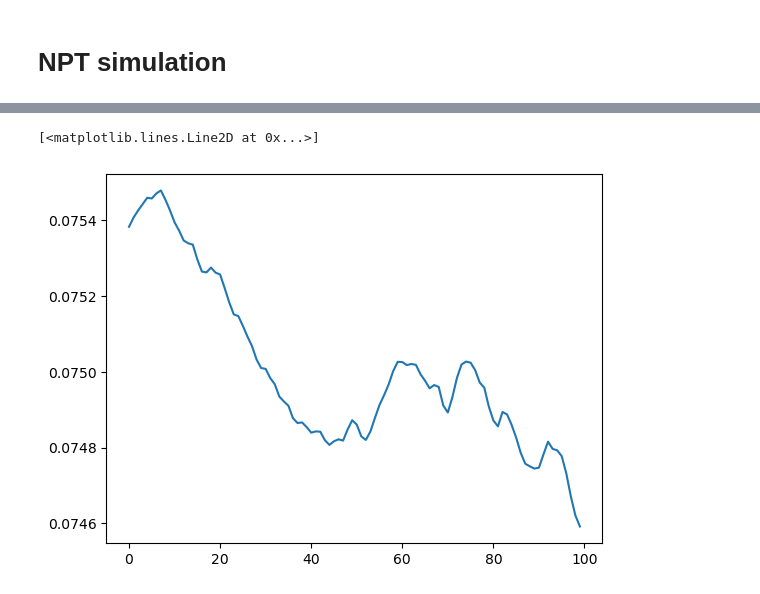
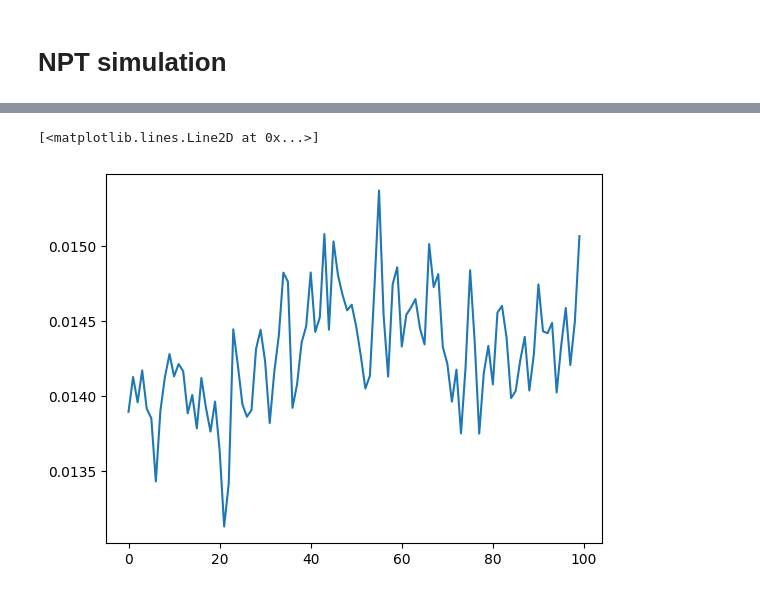
Before and after one commit to salinelake/OpenFerro, a Jupyter notebook: examples/BTO.ipynb, the cells around one changed output, grey strips where cells are left out. Cells and saved outputs as stored; diff of their text form; code cells hidden in the pictures.

```diff
--- a/examples/BTO.ipynb
+++ b/examples/BTO.ipynb
@@ -9,16 +9,16 @@ import json
 # %% [markdown]
 # define the lattice, order parameters, and the Hamiltonian
 # %%
-L = 10
+L = 12
 config = json.load(open('../model_configs/BaTiO3.json'))
 latt_vecs = jnp.eye(3) * config['lattice']['a1']
 latt = of.BravaisLattice3D(L, L, L, latt_vecs[0], latt_vecs[1], latt_vecs[2])
 bto = of.System(latt, pbc=True)
 
 ## define fields
-dipole_field = bto.add_field(name="dipole", ftype="Rn", dim=3, value=0.1, mass = 40)
+dipole_field = bto.add_field(name="dipole", ftype="Rn", dim=3, value=0.1, mass = 1)
 lstrain_field = bto.add_field(name="lstrain", ftype="local_strain", value=0.0, mass = 40)
-gstrain_field = bto.add_field(name="gstrain", ftype="global_strain", value=jnp.zeros(6), mass = 40 * L**3)
+gstrain_field = bto.add_field(name="gstrain", ftype="global_strain", value=jnp.zeros(6), mass = 200 * L**3)
 
 ## define Hamiltonian
 bto.add_self_interaction('self_onsite', field_name="dipole", energy_engine=self_energy_onsite_isotropic, parameters=config["onsite"], enable_jit=True)
@@ -53,13 +56,14 @@ bto.add_mutual_interaction('homo_strain_dipole', field_name1="gstrain", field_na
 
 ## minimization
 hydropres =  -4.8e4
-minimizer = MDMinimize(bto, max_iter=10000, tol=1e-5, dt=0.01)
+minimizer = MDMinimize(bto, max_iter=1000, tol=1e-5, dt=0.01)
 minimizer.minimize(variable_cell=True, pressure=hydropres)
 
 ## check strain and spontaneous poalrization after structural minimization
 equilibrium_field = bto.get_field_by_name("dipole").get_values().copy()
 avg_field = equilibrium_field.mean((0,1,2))
-polarization = avg_field * config['born']['Z_star'] / latt.unit_volume * 16.0217646  # C/m^2
+dipole2polar = config['born']['Z_star'] / latt.unit_volume * 16.0217646  # eA -> C/m^2
+polarization = avg_field * dipole2polar  # C/m^2
 strain4 = - config['elastic_dipole']['B4yz'] / config['elastic']['B44'] * avg_field[1] * avg_field[2]
 strain5 = - config['elastic_dipole']['B4yz'] / config['elastic']['B44'] * avg_field[0] * avg_field[2]
 strain6 = - config['elastic_dipole']['B4yz'] / config['elastic']['B44'] * avg_field[0] * avg_field[1]
@@ -85,16 +89,18 @@ spontaneous polarization = [0.26885566 0.26602113 0.26601335] C/m^2
 # %% [markdown]
 # NPT simulation
 # %%
-temp_list = np.linspace(140, 400, 14 )
+# temp_list = np.linspace(140, 400, 14 )
+temp_list = [140, 200]
 # average_field = np.zeros(len(temp_list))
-log_freq = 100
-total_time = 50
+log_freq = 500
+total_time = 100
 dt = 0.002
 relax_steps = int(10/dt)
 total_steps = int(total_time / dt)
 niters = total_steps // log_freq
 field_history = []
 gs_history = []
+pres_history = []
 for it, temperature in enumerate(temp_list):
     # simulation = SimulationNVTLangevin(bto, dt=dt, temperature=temperature, tau=0.1)
     simulation = SimulationNPTLangevin(bto, dt=dt, temperature=temperature, pressure=-4.8e4, tau=0.1, tauP= 1)
@@ -103,10 +109,12 @@ for it, temperature in enumerate(temp_list):
     print('T={}K'.format(temperature))
     average_field = []
     global_strain = []
+    excess_pres = []
     for ii in range(niters):
         simulation.step(log_freq)
-        average_field.append(bto.get_field_by_name('dipole').get_values().mean((0,1,2)))
+        average_field.append(bto.get_field_by_name('dipole').get_values().mean((0,1,2))*dipole2polar)
         global_strain.append(bto.get_field_by_name("gstrain").get_values().flatten())
+        excess_pres.append( bto.calc_excess_stress() )
         if ii % 5 == 0:
             print('=================T={}K, iter={}======================='.format(temperature, ii))
             # pot_E = bto.calc_potential_energy()
@@ -119,12 +127,14 @@ for it, temperature in enumerate(temp_list):
             print('temperature:', bto.calc_temp_by_name('dipole'))
             print('average field: {}A'.format(average_field[-1]))
             print('global strain: {} '.format(global_strain[-1]))
+            print('excessive pressure:{}'.format(excess_pres[-1]))
     field_history.append(average_field)
     gs_history.append(global_strain)
+    pres_history.append(excess_pres)
 field_history = jnp.array(field_history)
 gs_history = jnp.array(gs_history)
+pres_history= jnp.array(pres_history)
 
-
-jnp.save('field_history.npy', field_history)
-jnp.save('gs_history.npy', gs_history)
+# jnp.save('field_history.npy', field_history)
+# jnp.save('gs_history.npy', gs_history)
 # %% [output]
@@ -152,6 +165,5 @@ gs_history.shape
 # %%
-plt.plot(field_history[6], label='20K')
-# field_history.shape
+plt.plot(gs_history[1,:,2])# field_history.shape
 # %% [output]
 [<matplotlib.lines.Line2D at 0x...>]
-[figure, old version]
+[figure, new version]
```
Also changed, not shown: parts of 4 cells of this notebook, 6 other files.
